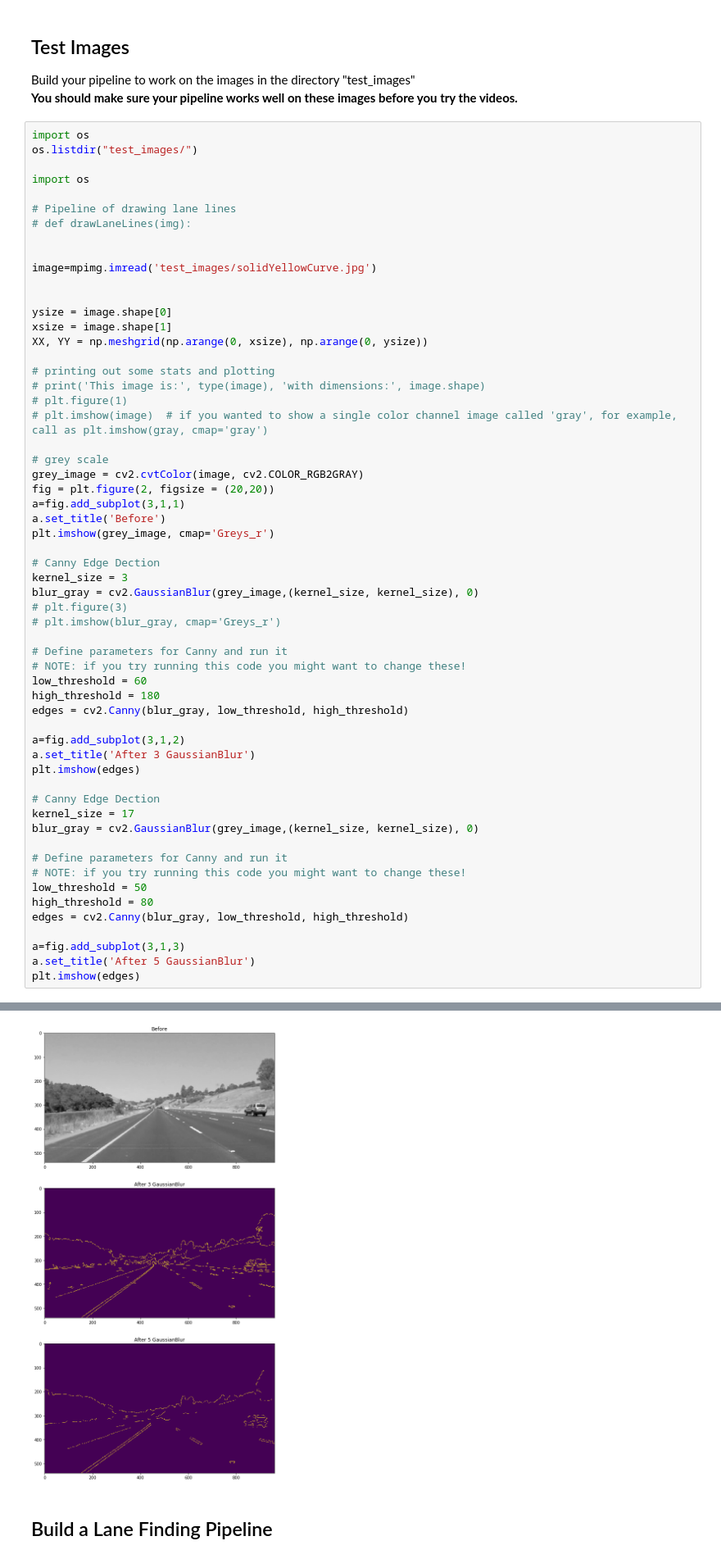
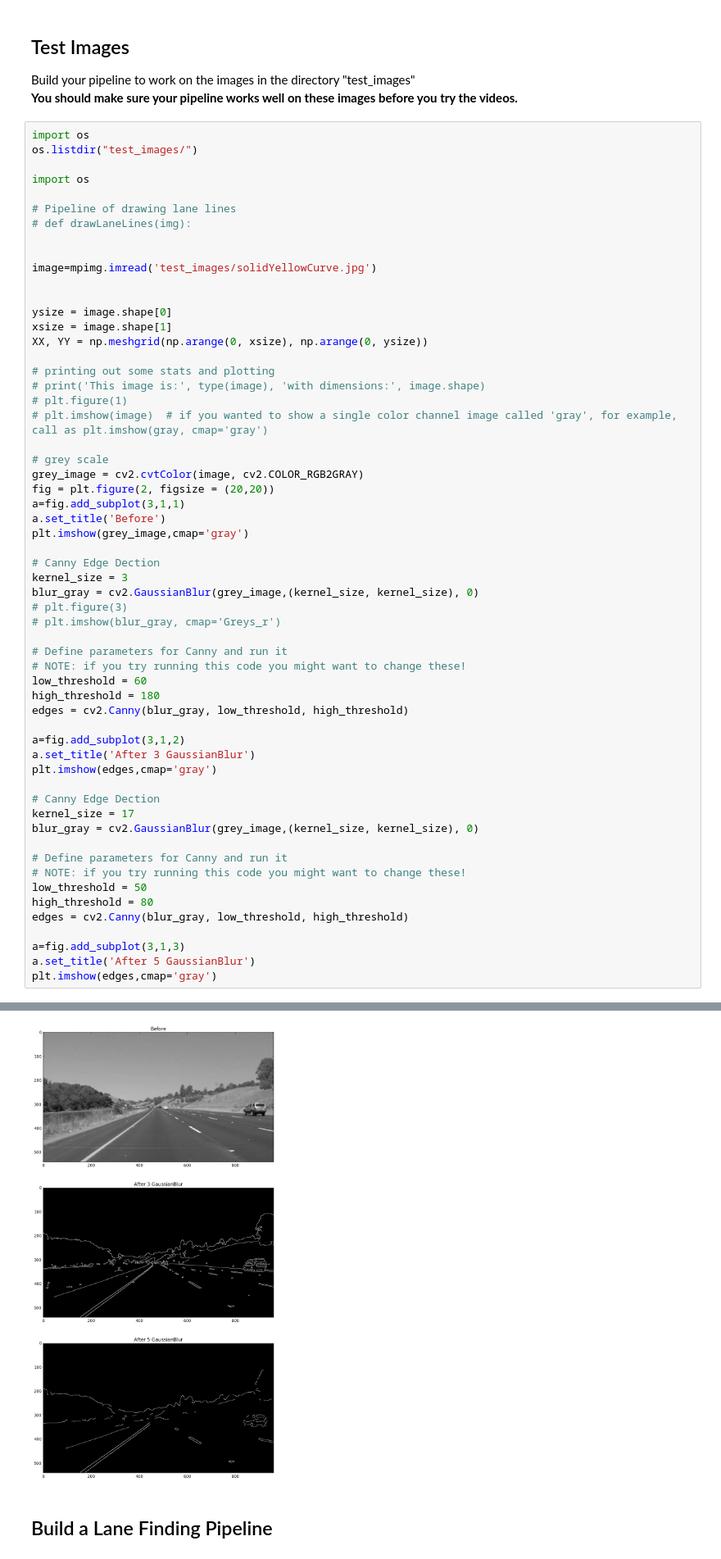
Before and after one commit to MrSuperKevin/CarND-LaneLines-P1, a Jupyter notebook: P1.ipynb, the cells around one changed output, grey strips where cells are left out. Shown: that part at 82% size. Drawn from its saved outputs; the diff is of its cells as text.

```diff
--- a/P1.ipynb
+++ b/P1.ipynb
@@ -200,40 +200,40 @@ grey_image = cv2.cvtColor(image, cv2.COLOR_RGB2GRAY)
 fig = plt.figure(2, figsize = (20,20))
 a=fig.add_subplot(3,1,1)
 a.set_title('Before')
-plt.imshow(grey_image, cmap='Greys_r')
+plt.imshow(grey_image,cmap='gray')
 
 # Canny Edge Dection
 kernel_size = 3
 blur_gray = cv2.GaussianBlur(grey_image,(kernel_size, kernel_size), 0)
 # plt.figure(3)
 # plt.imshow(blur_gray, cmap='Greys_r')
 
 # Define parameters for Canny and run it
 # NOTE: if you try running this code you might want to change these!
 low_threshold = 60
 high_threshold = 180
 edges = cv2.Canny(blur_gray, low_threshold, high_threshold)
 
 a=fig.add_subplot(3,1,2)
 a.set_title('After 3 GaussianBlur')
-plt.imshow(edges)
+plt.imshow(edges,cmap='gray')
 
 # Canny Edge Dection
 kernel_size = 17
 blur_gray = cv2.GaussianBlur(grey_image,(kernel_size, kernel_size), 0)
 
 # Define parameters for Canny and run it
 # NOTE: if you try running this code you might want to change these!
 low_threshold = 50
 high_threshold = 80
 edges = cv2.Canny(blur_gray, low_threshold, high_threshold)
 
 a=fig.add_subplot(3,1,3)
 a.set_title('After 5 GaussianBlur')
-plt.imshow(edges)
+plt.imshow(edges,cmap='gray')
 # %% [output]
 <matplotlib.image.AxesImage at 0x...>
-[figure, old version]
+[figure, new version]
 # %% [markdown]
 ## Build a Lane Finding Pipeline
 # %% [markdown]
```
Also changed, not shown: parts of 10 cells of this notebook, 8 other files.
